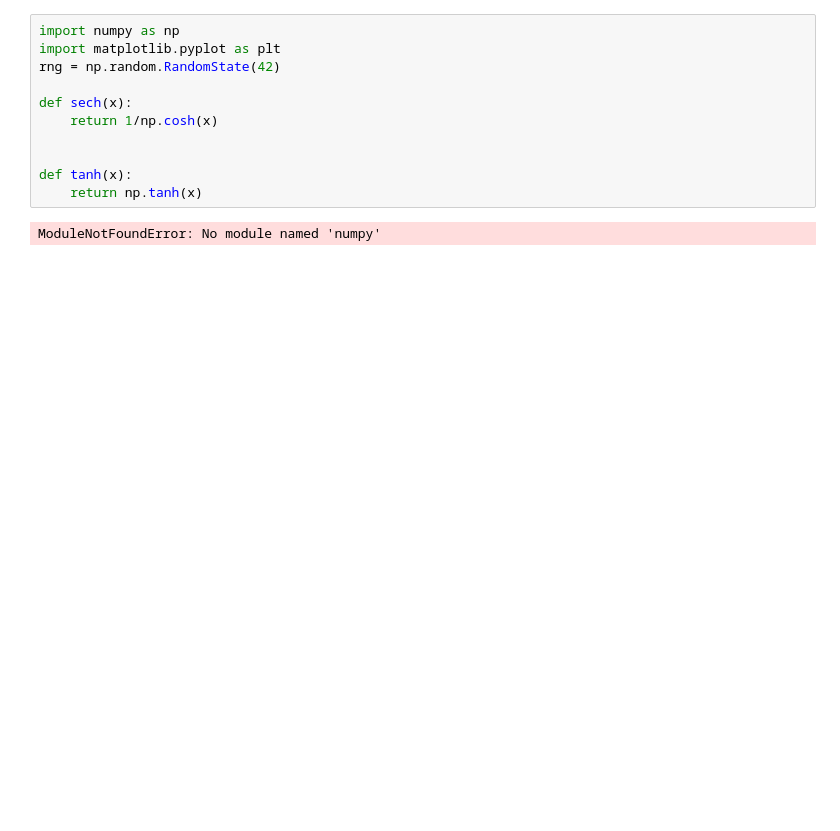
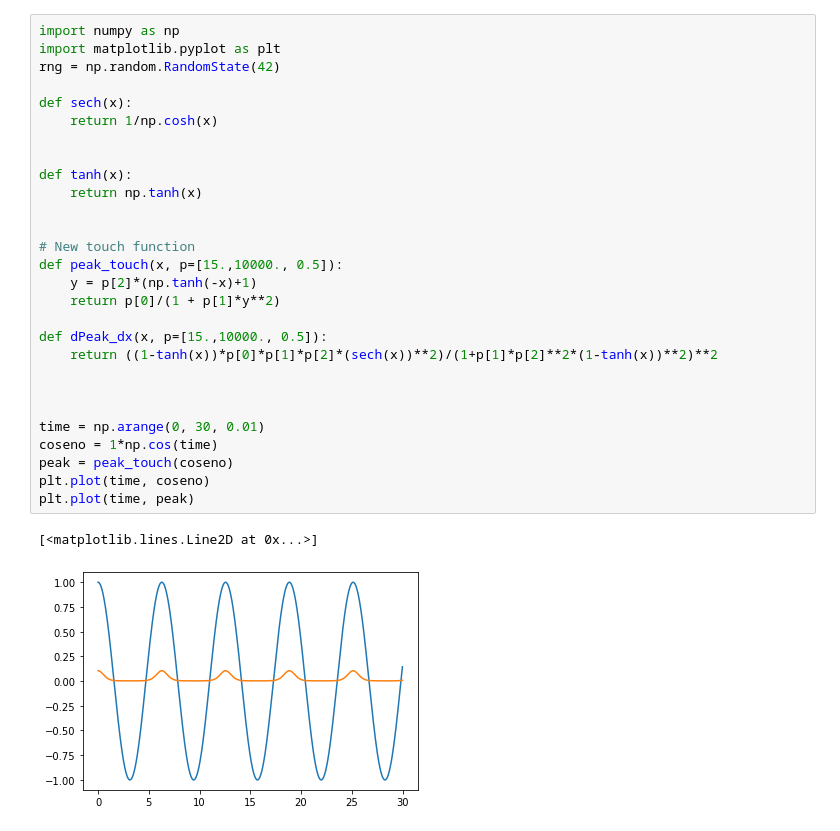
Before and after one commit to ft-major/Active-Inference-In-Continuous-Time-With-Whiskers, a Jupyter notebook: src/aisailib.ipynb, the cells around one changed output. Saved outputs shown, nothing was run; the diff lists cells and outputs as text; blank space fills up the shorter version.

Commit message:
final graphs

```diff
--- a/src/aisailib.ipynb
+++ b/src/aisailib.ipynb
@@ -1,16 +1,34 @@
-# %%
-import numpy as np
-import matplotlib.pyplot as plt
-rng = np.random.RandomState(42)
-
-def sech(x):
-    return 1/np.cosh(x)
-
-
-def tanh(x):
-    return np.tanh(x)
-# %% [output]
-ModuleNotFoundError: No module named 'numpy'
+# %%
+import numpy as np
+import matplotlib.pyplot as plt
+rng = np.random.RandomState(42)
+
+def sech(x):
+    return 1/np.cosh(x)
+
+
+def tanh(x):
+    return np.tanh(x)
+
+
+# New touch function
+def peak_touch(x, p=[15.,10000., 0.5]):
+    y = p[2]*(np.tanh(-x)+1)
+    return p[0]/(1 + p[1]*y**2)
+
+def dPeak_dx(x, p=[15.,10000., 0.5]):
+    return ((1-tanh(x))*p[0]*p[1]*p[2]*(sech(x))**2)/(1+p[1]*p[2]**2*(1-tanh(x))**2)**2
+
+
+
+time = np.arange(0, 30, 0.01)
+coseno = 1*np.cos(time)
+peak = peak_touch(coseno)
+plt.plot(time, coseno)
+plt.plot(time, peak)
+# %% [output]
+[<matplotlib.lines.Line2D at 0x...>]
+[figure, added]
 # %% [markdown]
 # Generative Process
 $$
```
Also changed, not shown: parts of 19 cells of this notebook, 1 other file.
